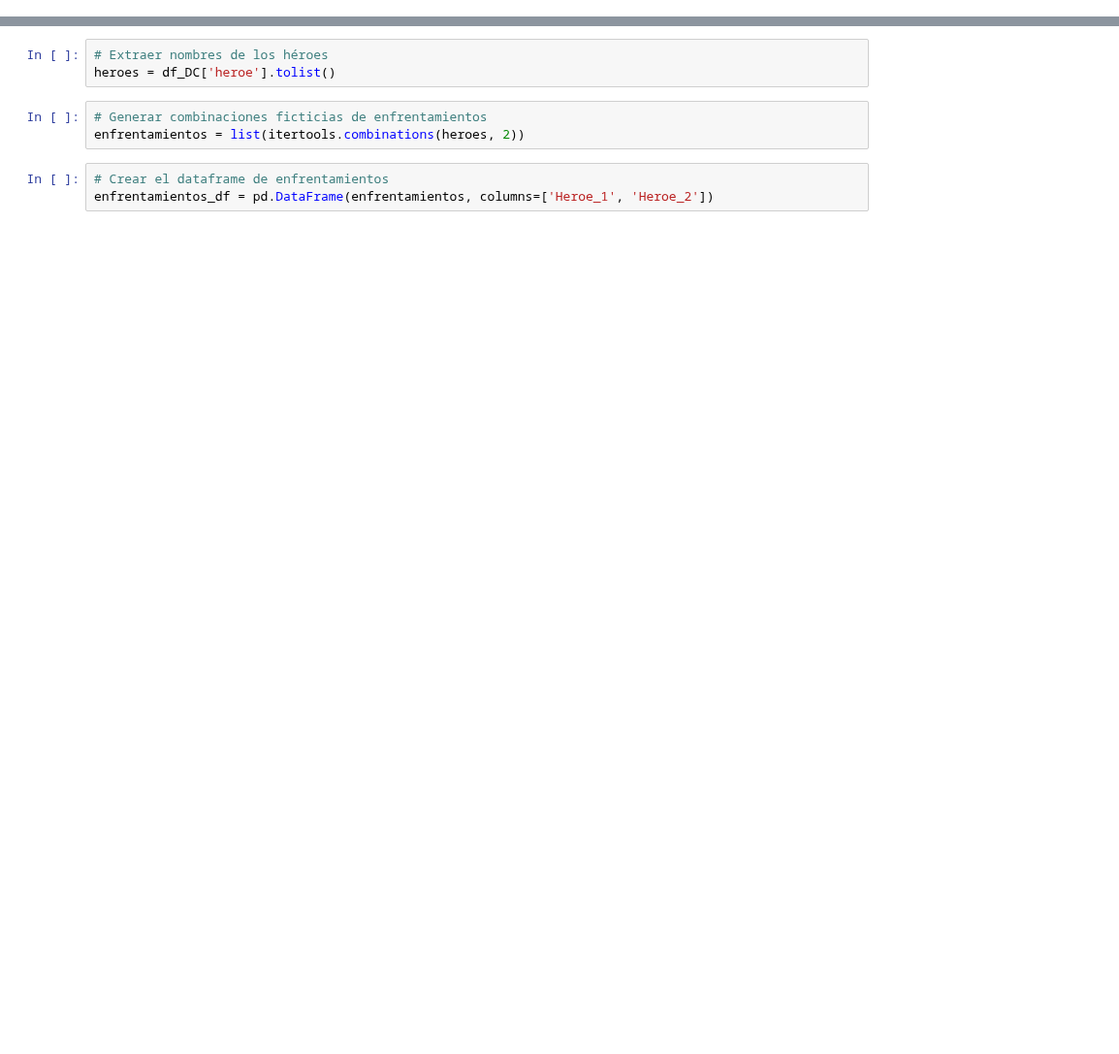
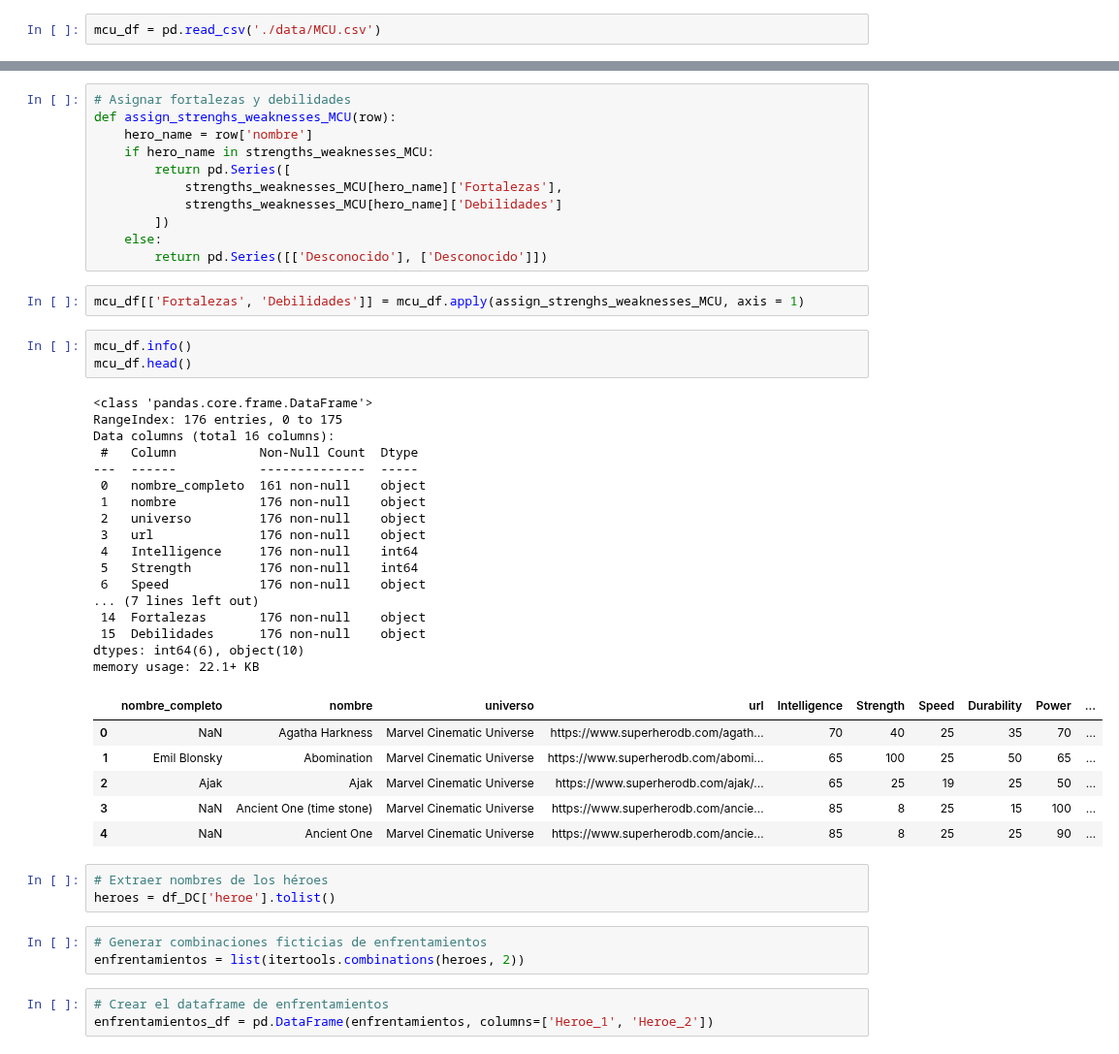
Before and after one commit to Lokhy87/Proyecto-Machine-Learning, a Jupyter notebook: dataset.ipynb, the cells around one changed output, grey strips where cells are left out. Shown at 97% size. Drawn from its saved outputs; the diff is of its cells as text; blank space fills up the shorter version.

```diff
--- a/dataset.ipynb
+++ b/dataset.ipynb
@@ -40,0 +583,2 @@ memory usage: 8.1+ KB
+# %%
+mcu_df = pd.read_csv('./data/MCU.csv')
@@ -41,3 +1297,43 @@ memory usage: 8.1+ KB
+# %%
+# Asignar fortalezas y debilidades
+def assign_strenghs_weaknesses_MCU(row):
+    hero_name = row['nombre']
+    if hero_name in strengths_weaknesses_MCU:
+        return pd.Series([
+            strengths_weaknesses_MCU[hero_name]['Fortalezas'],
+            strengths_weaknesses_MCU[hero_name]['Debilidades']
+        ])
+    else:
+        return pd.Series([['Desconocido'], ['Desconocido']])
+# %%
+mcu_df[['Fortalezas', 'Debilidades']] = mcu_df.apply(assign_strenghs_weaknesses_MCU, axis = 1)
+# %%
+mcu_df.info()
+mcu_df.head()
+# %% [output]
+<class 'pandas.core.frame.DataFrame'>
+RangeIndex: 176 entries, 0 to 175
+Data columns (total 16 columns):
+ #   Column           Non-Null Count  Dtype
+---  ------           --------------  -----
+ 0   nombre_completo  161 non-null    object
+ 1   nombre           176 non-null    object
+ 2   universo         176 non-null    object
+ 3   url              176 non-null    object
+ 4   Intelligence     176 non-null    int64
+ 5   Strength         176 non-null    int64
+ 6   Speed            176 non-null    object
+... (7 lines left out)
+ 14  Fortalezas       176 non-null    object
+ 15  Debilidades      176 non-null    object
+dtypes: int64(6), object(10)
+memory usage: 22.1+ KB
+|  | nombre_completo | nombre | universo | url | Intelligence | Strength | Speed | Durability | Power | ... |
+| 0 | NaN | Agatha Harkness | Marvel Cinematic Universe | https://www.superherodb.com/agath... | 70 | 40 | 25 | 35 | 70 | ... |
+| 1 | Emil Blonsky | Abomination | Marvel Cinematic Universe | https://www.superherodb.com/abomi... | 65 | 100 | 25 | 50 | 65 | ... |
+| 2 | Ajak | Ajak | Marvel Cinematic Universe | https://www.superherodb.com/ajak/... | 65 | 25 | 19 | 25 | 50 | ... |
+| 3 | NaN | Ancient One (time stone) | Marvel Cinematic Universe | https://www.superherodb.com/ancie... | 85 | 8 | 25 | 15 | 100 | ... |
+| 4 | NaN | Ancient One | Marvel Cinematic Universe | https://www.superherodb.com/ancie... | 85 | 8 | 25 | 25 | 90 | ... |
 # %%
 # Extraer nombres de los héroes
 heroes = df_DC['heroe'].tolist()
```
Also changed, not shown: parts of 27 cells of this notebook, 8 other files.
